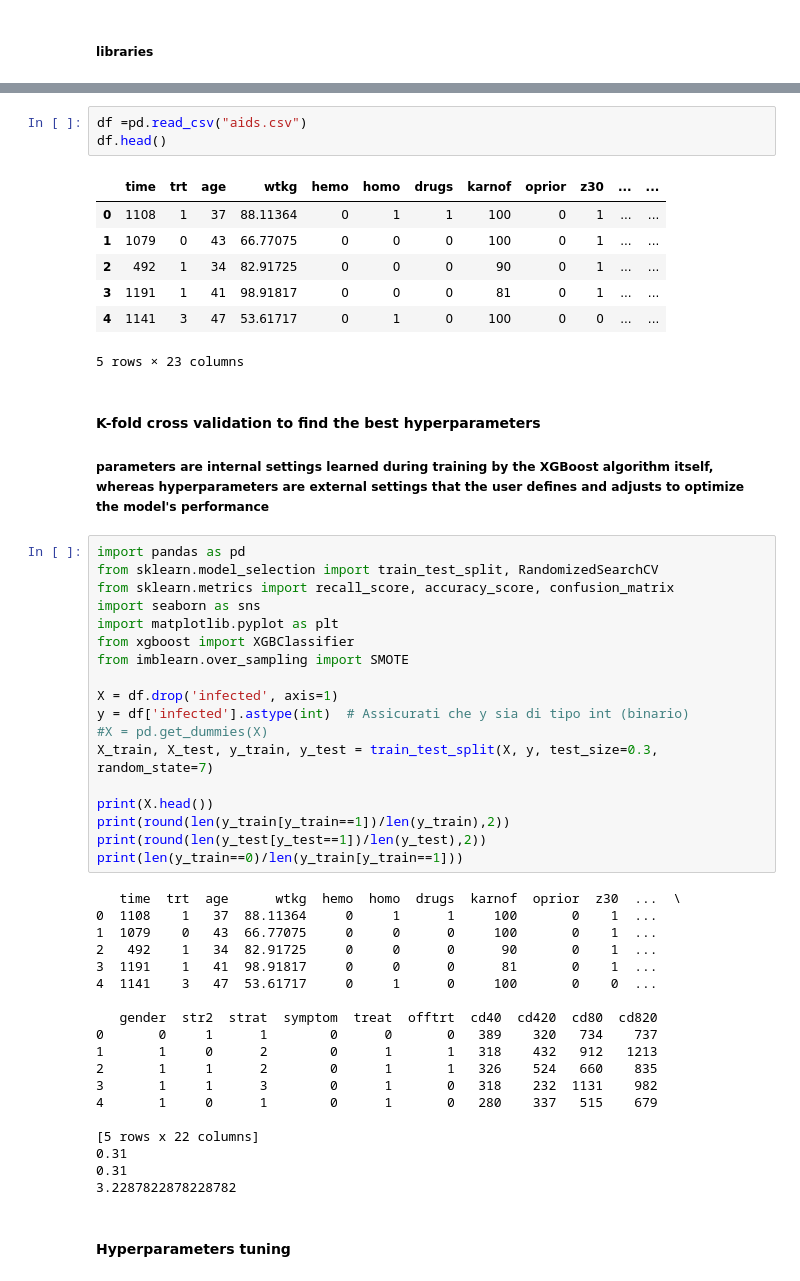
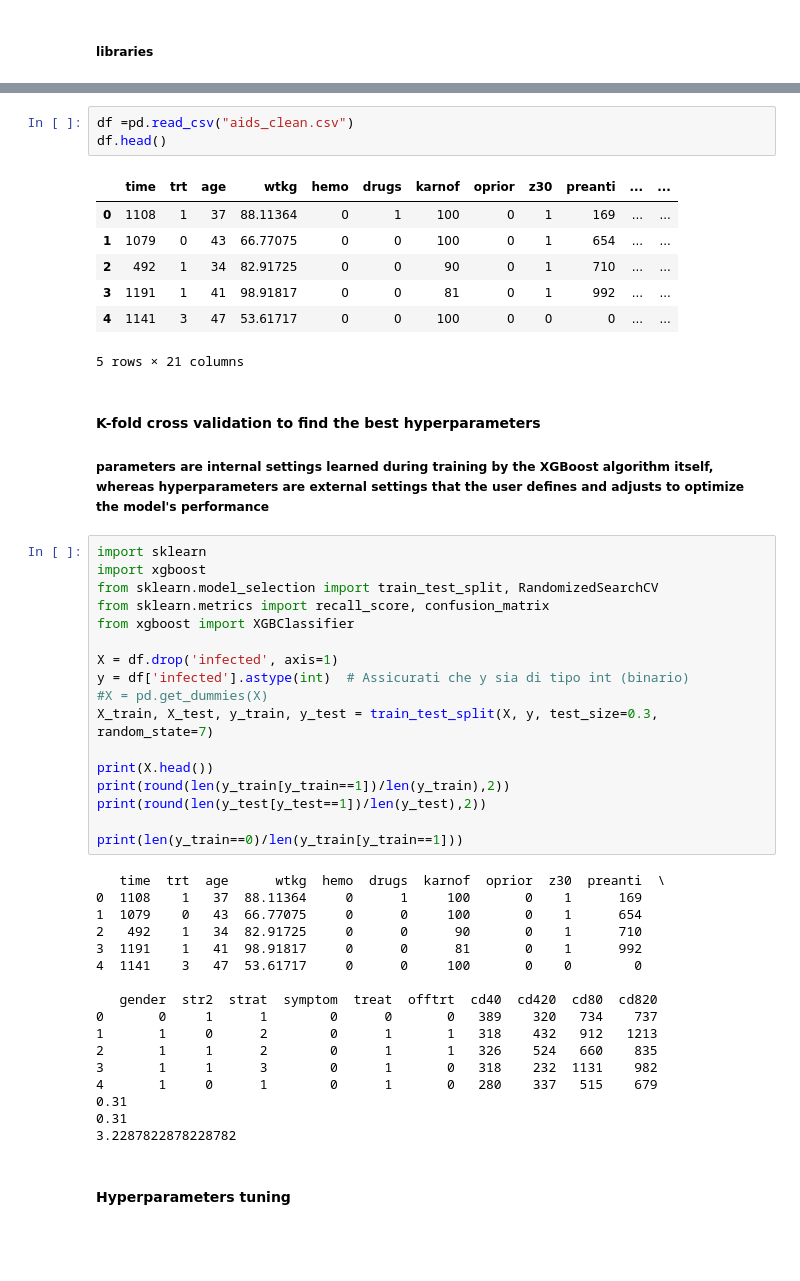
Before and after one commit to mariateresa6/Interpretable-Machine-Learning-on-AIDS-dataset, a Jupyter notebook: predictions.ipynb, the cells around one changed output, grey strips where cells are left out. Cells and saved outputs as stored; diff of their text form; blank space fills up the shorter version.

```diff
--- a/predictions.ipynb
+++ b/predictions.ipynb
@@ -21,25 +13,23 @@ rcParams['axes.titlepad'] = 10
 # %%
-df =pd.read_csv("aids.csv")
+df =pd.read_csv("aids_clean.csv")
 df.head()
 # %% [output]
-|  | time | trt | age | wtkg | hemo | homo | drugs | karnof | oprior | z30 | ... | ... |
-| 0 | 1108 | 1 | 37 | 88.11364 | 0 | 1 | 1 | 100 | 0 | 1 | ... | ... |
-| 1 | 1079 | 0 | 43 | 66.77075 | 0 | 0 | 0 | 100 | 0 | 1 | ... | ... |
-| 2 | 492 | 1 | 34 | 82.91725 | 0 | 0 | 0 | 90 | 0 | 1 | ... | ... |
-| 3 | 1191 | 1 | 41 | 98.91817 | 0 | 0 | 0 | 81 | 0 | 1 | ... | ... |
-| 4 | 1141 | 3 | 47 | 53.61717 | 0 | 1 | 0 | 100 | 0 | 0 | ... | ... |
+|  | time | trt | age | wtkg | hemo | drugs | karnof | oprior | z30 | preanti | ... | ... |
+| 0 | 1108 | 1 | 37 | 88.11364 | 0 | 1 | 100 | 0 | 1 | 169 | ... | ... |
+| 1 | 1079 | 0 | 43 | 66.77075 | 0 | 0 | 100 | 0 | 1 | 654 | ... | ... |
+| 2 | 492 | 1 | 34 | 82.91725 | 0 | 0 | 90 | 0 | 1 | 710 | ... | ... |
+| 3 | 1191 | 1 | 41 | 98.91817 | 0 | 0 | 81 | 0 | 1 | 992 | ... | ... |
+| 4 | 1141 | 3 | 47 | 53.61717 | 0 | 0 | 100 | 0 | 0 | 0 | ... | ... |
-5 rows × 23 columns
+5 rows × 21 columns
 # %% [markdown]
 #### K-fold cross validation to find the best hyperparameters
 ##### parameters are internal settings learned during training by the XGBoost algorithm itself, whereas hyperparameters are external settings that the user defines and adjusts to optimize the model's performance
 # %%
-import pandas as pd
+import sklearn
+import xgboost
 from sklearn.model_selection import train_test_split, RandomizedSearchCV
-from sklearn.metrics import recall_score, accuracy_score, confusion_matrix
-import seaborn as sns
-import matplotlib.pyplot as plt
+from sklearn.metrics import recall_score, confusion_matrix
 from xgboost import XGBClassifier
-from imblearn.over_sampling import SMOTE
 
 X = df.drop('infected', axis=1)
 y = df['infected'].astype(int)  # Assicurati che y sia di tipo int (binario)
@@ -49,14 +39,15 @@ X_train, X_test, y_train, y_test = train_test_split(X, y, test_size=0.3, random_
 print(X.head())
 print(round(len(y_train[y_train==1])/len(y_train),2))
 print(round(len(y_test[y_test==1])/len(y_test),2))
+
 print(len(y_train==0)/len(y_train[y_train==1]))
 # %% [output]
-   time  trt  age      wtkg  hemo  homo  drugs  karnof  oprior  z30  ...  \
-0  1108    1   37  88.11364     0     1      1     100       0    1  ...
-1  1079    0   43  66.77075     0     0      0     100       0    1  ...
-2   492    1   34  82.91725     0     0      0      90       0    1  ...
-3  1191    1   41  98.91817     0     0      0      81       0    1  ...
-4  1141    3   47  53.61717     0     1      0     100       0    0  ...
+   time  trt  age      wtkg  hemo  drugs  karnof  oprior  z30  preanti  \
+0  1108    1   37  88.11364     0      1     100       0    1      169
+1  1079    0   43  66.77075     0      0     100       0    1      654
+2   492    1   34  82.91725     0      0      90       0    1      710
+3  1191    1   41  98.91817     0      0      81       0    1      992
+4  1141    3   47  53.61717     0      0     100       0    0        0
 
    gender  str2  strat  symptom  treat  offtrt  cd40  cd420  cd80  cd820
 0       0     1      1        0      0       0   389    320   734    737
@@ -64,8 +55,6 @@ print(len(y_train==0)/len(y_train[y_train==1]))
 2       1     1      2        0      1       1   326    524   660    835
 3       1     1      3        0      1       0   318    232  1131    982
 4       1     0      1        0      1       0   280    337   515    679
-
-[5 rows x 22 columns]
 0.31
 0.31
 3.2287822878228782
```
Also changed, not shown: parts of 5 cells of this notebook, 3 other files.
